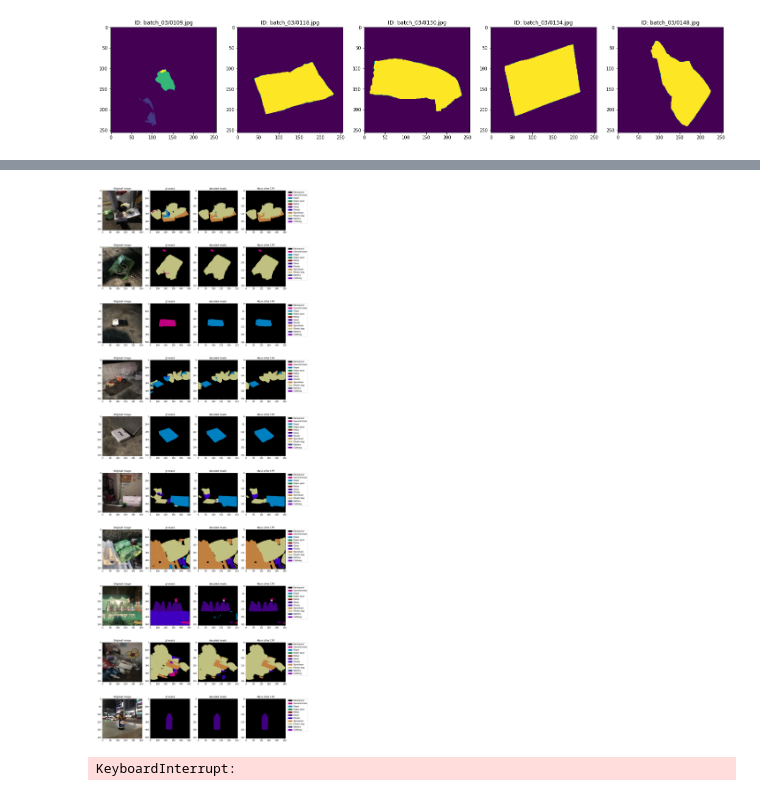
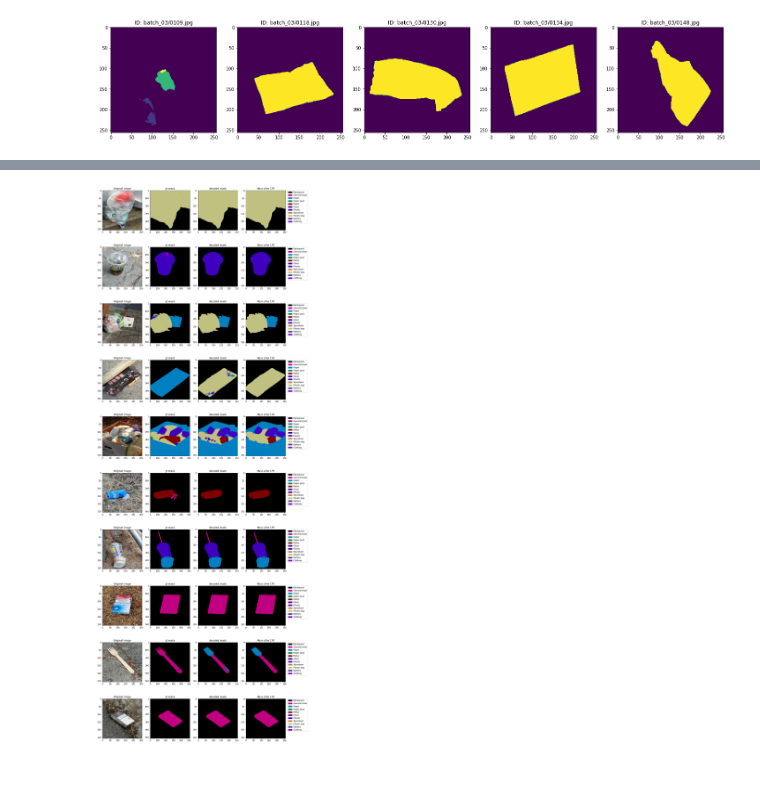
Before and after one commit to boostcampaitech3/level2-semantic-segmentation-level2-cv-15, a Jupyter notebook: notebook/apply_crf.ipynb, the cells around one changed output, grey strips where cells are left out. Cells and saved outputs as stored; diff of their text form; code cells hidden in the pictures.

Commit message:
[Feat] Update apply_crf.ipynb

```diff
--- a/notebook/apply_crf.ipynb
+++ b/notebook/apply_crf.ipynb
@@ -151,3 +85,37 @@ df
+# %%
+"""
+Function which returns the labelled image after applying CRF
+
+"""
+#Original_image = Image which has to labelled
+#Mask image = Which has been labelled by some technique..
+def crf(original_image, mask_img):
+
+    labels = mask_img.flatten()
+    n_labels = 11
+
+    #Setting up the CRF model
+    d = dcrf.DenseCRF2D(original_image.shape[1], original_image.shape[0], n_labels)
+
+    # get unary potentials (neg log probability)
+    U = unary_from_labels(labels, n_labels, gt_prob=0.75, zero_unsure=False)
+    d.setUnaryEnergy(U)
+
+    # # This adds the color-independent term, features are the locations only.
+    d.addPairwiseGaussian(sxy=5, compat=10, kernel=dcrf.DIAG_KERNEL,
+                      normalization=dcrf.NORMALIZE_SYMMETRIC)
+
+    # This adds the color-dependent term, i.e. features are (x,y,r,g,b).
+    # im is an image-array, e.g. im.dtype == np.uint8 and im.shape == (640,480,3)
+    d.addPairwiseBilateral(sxy=10, srgb=10, rgbim=original_image, compat=5, kernel=dcrf.DIAG_KERNEL, normalization=dcrf.NORMALIZE_SYMMETRIC)
+
+    #Run Inference for 10 steps
+    Q = d.inference(20)
+
+    # Find out the most probable class for each pixel.
+    MAP = np.argmax(Q, axis=0)
+
+    return MAP.reshape((original_image.shape[0],original_image.shape[1]))
 # %%
 """
 visualizing the effect of applying CRF
@@ -156,44 +124,44 @@ visualizing the effect of applying CRF
 test_path = '/opt/ml/input/data/'
 annot_path = '/opt/ml/input/mmseg/annotations/'
 nImgs = 10
-start = 5
+start = 50
 
 category_and_rgb = [[category, (r,g,b)] for idx, (category, r, g, b) in enumerate(class_colormap.values)]
 legend_elements = [Patch(facecolor=webcolors.rgb_to_hex(rgb),
                             edgecolor=webcolors.rgb_to_hex(rgb),
                             label=category) for category, rgb in category_and_rgb]
 
 
 fig, ax = plt.subplots(nrows=nImgs, ncols=4, figsize=(15, 4*nImgs), constrained_layout=True)
 # plt.subplots_adjust(wspace=0.5,hspace=0.5)  #adjust this to change vertical and horiz. spacings..
 for i in range(nImgs):
-    if str(df.loc[i,'PredictionString'])!=str(np.nan):
-        decoded_mask = decode(df.loc[start + i,'PredictionString'])
-        mask = cv2.imread(annot_path + "".join(df.loc[start + i, 'image_id'].split('/')).split(".")[0]+".png")
+    if str(val_df.loc[i,'PredictionString'])!=str(np.nan):
+        decoded_mask = decode(val_df.loc[start + i,'PredictionString'])
+        mask = cv2.imread(annot_path + "".join(val_df.loc[start + i, 'image_id'].split('/')).split(".")[0]+".png")
         mask = cv2.cvtColor(mask, cv2.COLOR_BGR2GRAY)
-        orig_img = cv2.imread(test_path+df.loc[start + i,'image_id'])
+        orig_img = cv2.imread(test_path+val_df.loc[start + i,'image_id'])
         orig_img = cv2.cvtColor(orig_img, cv2.COLOR_BGR2RGB)
         orig_img = cv2.resize(orig_img, (256,256), interpolation=cv2.INTER_AREA)
         #Applying CRF on FCN-16 annotated image
         crf_output = crf(orig_img,decoded_mask)
         decoded_mask = label_to_color_image(decoded_mask)
         mask = label_to_color_image(mask)
         crf_output = label_to_color_image(crf_output)
 
 
         ax[i][0].imshow(orig_img)
         ax[i][0].set_title('Original image')
         ax[i][1].imshow(mask)
         ax[i][1].set_title('gt mask')
         ax[i][2].imshow(decoded_mask)
         ax[i][2].set_title('decoded mask')
         ax[i][3].imshow(crf_output)
         ax[i][3].set_title('Mask after CRF')
         ax[i][3].legend(handles=legend_elements, bbox_to_anchor=(1.05, 1), loc=2, borderaxespad=0)
 
 plt.show()
 # %% [output]
-[figure, old version]
+[figure, new version]
 # %%
 """
 used for converting the decoded image to rle mask
@@ -208,14 +176,13 @@ def encode(im):
 Applying CRF on the predicted mask
 
 """
-for i in tqdm(range(df.shape[0])):
-    if str(df.loc[i,'PredictionString'])!=str(np.nan):
-        decoded_mask = decode(df.loc[i,'PredictionString'])
-        orig_img = cv2.imread(test_path+df.loc[i,'image_id'])
+test_df = pd.read_csv('jhbest.csv')
+for i in tqdm(range(test_df.shape[0])):
+    if str(test_df.loc[i,'PredictionString'])!=str(np.nan):
+        decoded_mask = decode(test_df.loc[i,'PredictionString'])
+        orig_img = cv2.imread(test_path+test_df.loc[i,'image_id'])
         orig_img = cv2.cvtColor(orig_img, cv2.COLOR_BGR2RGB)
         orig_img = cv2.resize(orig_img, (256,256), interpolation=cv2.INTER_AREA)
         crf_output = crf(orig_img,decoded_mask)
-        df.loc[i,'PredictionString'] = encode(crf_output)
+        test_df.loc[i,'PredictionString'] = encode(crf_output)
-# %% [output]
-KeyboardInterrupt:
 # %%
```
Also changed, not shown: parts of 5 cells of this notebook.
